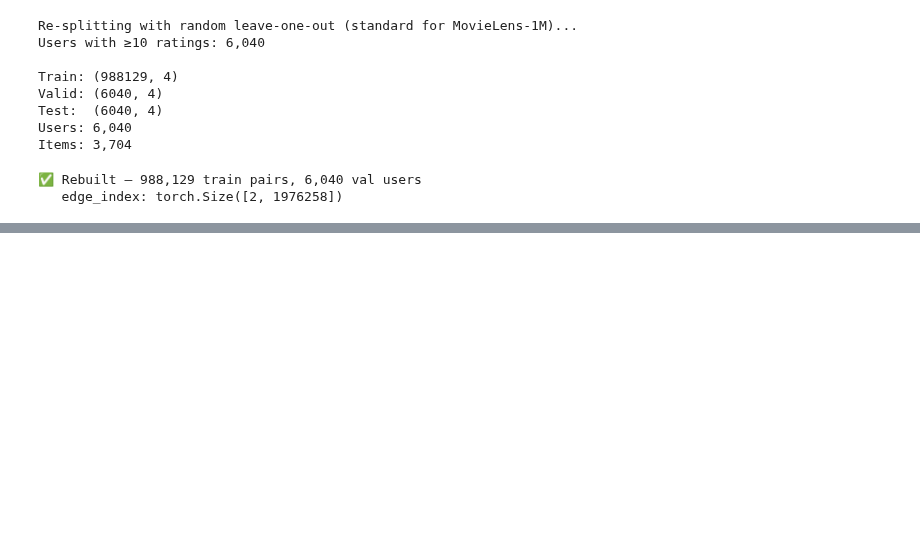
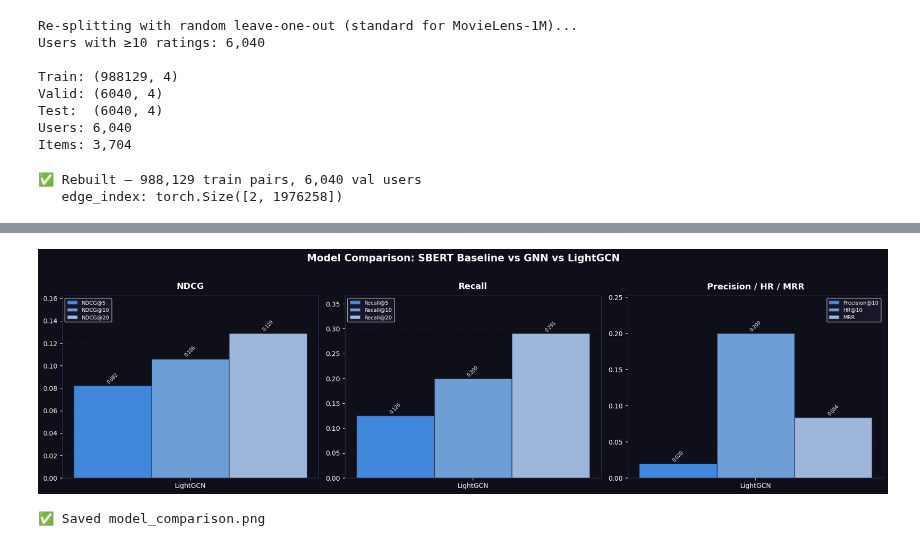
Before and after one commit to MeenakshiRajpurohit/CMPE-255-Data-Mining, a Jupyter notebook: MovieLensDataset.ipynb, the cells around one changed output, grey strips where cells are left out. Saved outputs shown, nothing was run; the diff lists cells and outputs as text; code cells hidden in the pictures; blank space fills up the shorter version.

```diff
--- a/MovieLensDataset.ipynb
+++ b/MovieLensDataset.ipynb
@@ -556,0 +1078,53 @@ Epoch 200/200 | Loss: 0.1996 | NDCG@10: 0.1036 | Recall@10: 0.1956 | 7.2s | pati
+# %%
+# ═══════════════════════════════════════════════════════════════
+#  CELL 5 — Summary bar chart (all models, all metrics)
+# ═══════════════════════════════════════════════════════════════
+import matplotlib.pyplot as plt
+import numpy as np
+
+fig, axes = plt.subplots(1, 3, figsize=(18, 5))
+fig.patch.set_facecolor('#0f0f1a')
+for ax in axes: ax.set_facecolor('#0f0f1a')
+
+models  = list(df_eval.columns)
+colors  = ['#888888', '#4ecdc4', '#ff6b6b']
+x       = np.arange(len(models))
+
+for ax_i, (ax, metric_group, title) in enumerate(zip(
+    axes,
+    [['NDCG@5','NDCG@10','NDCG@20'],
+     ['Recall@5','Recall@10','Recall@20'],
+     ['Precision@10','HR@10','MRR']],
+    ['NDCG', 'Recall', 'Precision / HR / MRR']
+)):
+    width  = 0.22
+    sub_colors = ['#4a9eff','#7eb8f7','#b8d4ff']
+    for j, metric in enumerate(metric_group):
+        vals = [df_eval.loc[metric, m] for m in models]
+        bars = ax.bar(x + j*width, vals, width, label=metric,
+                      color=sub_colors[j], alpha=0.85, edgecolor='#222244')
+        for bar, v in zip(bars, vals):
+            ax.text(bar.get_x()+bar.get_width()/2, bar.get_height()+0.001,
+                    f'{v:.3f}', ha='center', va='bottom',
+                    color='white', fontsize=7, rotation=45)
+
+    ax.set_xticks(x + width)
+    ax.set_xticklabels(models, color='white', fontsize=10)
+    ax.tick_params(colors='white')
+    ax.set_title(title, color='white', fontsize=13, fontweight='bold', pad=10)
+    ax.legend(facecolor='#1a1a2e', labelcolor='white', fontsize=8)
+    ax.set_ylim(0, ax.get_ylim()[1] * 1.2)
+    for spine in ax.spines.values(): spine.set_edgecolor('#333355')
+    ax.yaxis.grid(True, color='#222244', linestyle='--', alpha=0.5)
+    ax.set_axisbelow(True)
+
+plt.suptitle('Model Comparison: SBERT Baseline vs GNN vs LightGCN',
+             color='white', fontsize=15, fontweight='bold', y=1.02)
+plt.tight_layout()
+plt.savefig('model_comparison.png', dpi=150, bbox_inches='tight',
+            facecolor='#0f0f1a')
+plt.show()
+print('✅ Saved model_comparison.png')
+# %% [output]
+[figure, added]
+✅ Saved model_comparison.png
```
Also changed, not shown: parts of 16 cells of this notebook.
